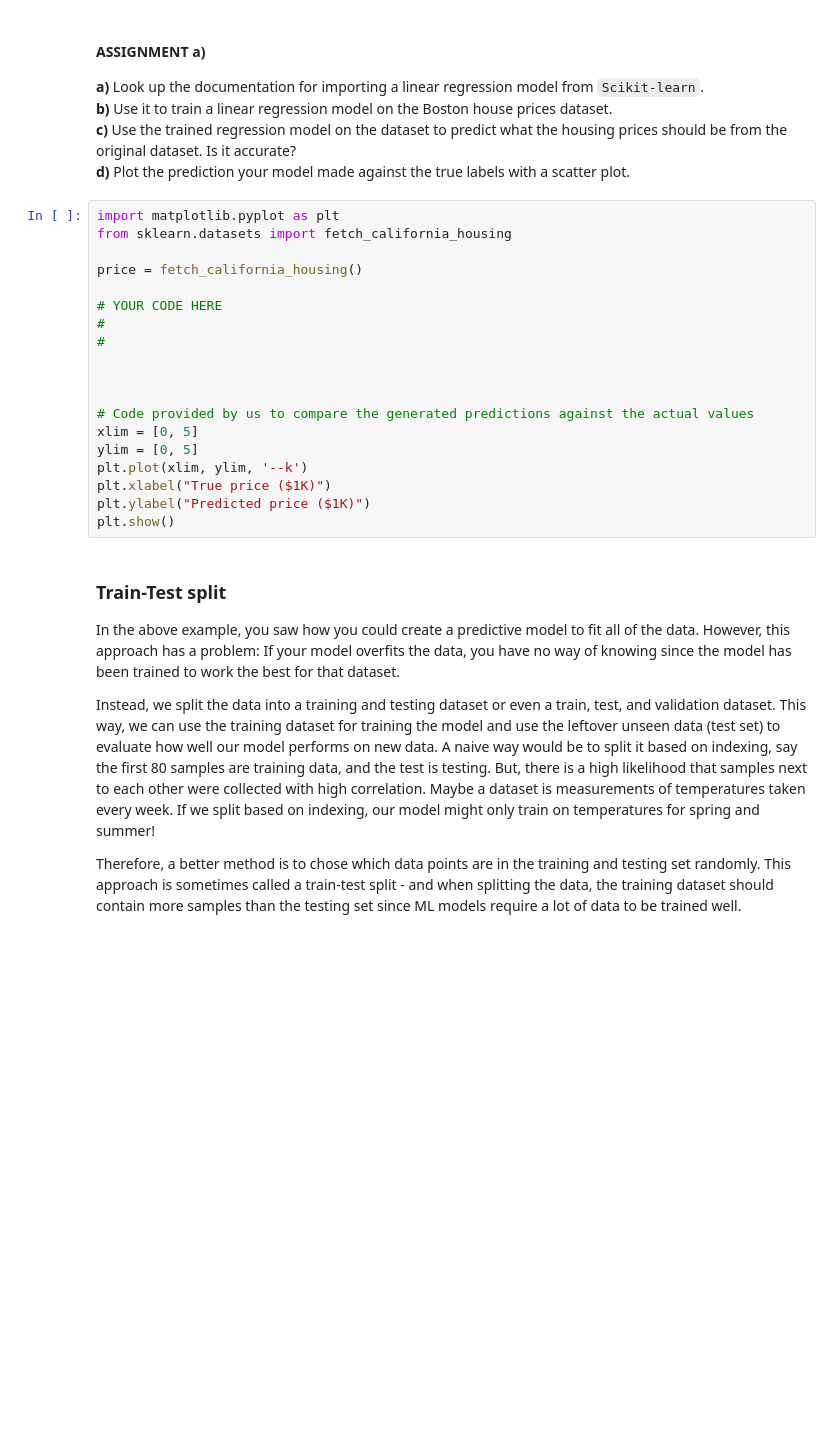
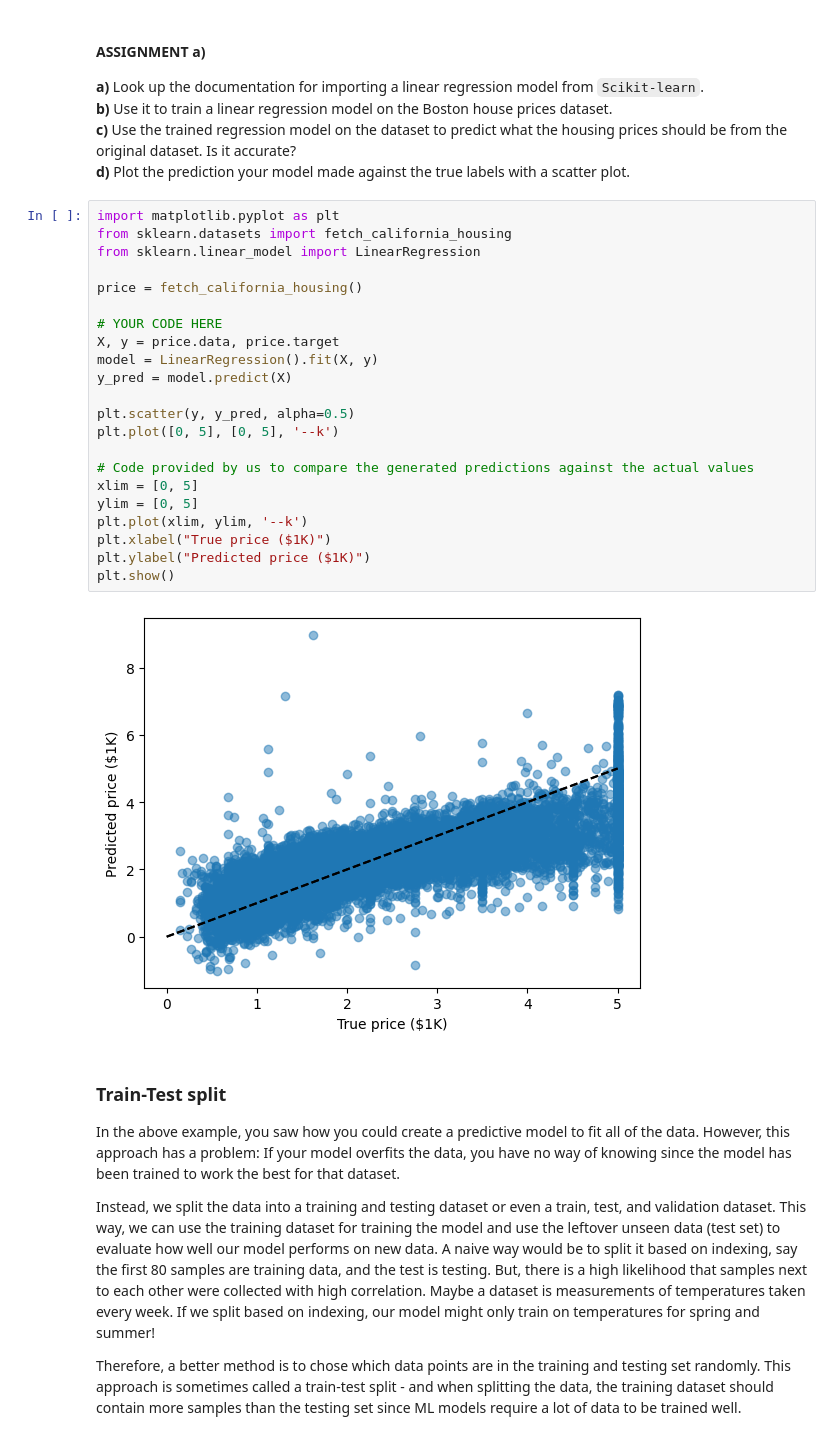
Before and after one commit to Adriboss13/Assignements, a Jupyter notebook: Assignments/Practical/PracticalNotebook3.ipynb, the cells around one changed output. Saved outputs shown, nothing was run; the diff lists cells and outputs as text; blank space fills up the shorter version.

```diff
--- a/Assignments/Practical/PracticalNotebook3.ipynb
+++ b/Assignments/Practical/PracticalNotebook3.ipynb
@@ -105,22 +125,27 @@ Once we have gained better oversight of the data, we will want to fit a linear r
 # %%
 import matplotlib.pyplot as plt
 from sklearn.datasets import fetch_california_housing
+from sklearn.linear_model import LinearRegression
 
 price = fetch_california_housing()
 
 # YOUR CODE HERE
-#
-#
+X, y = price.data, price.target
+model = LinearRegression().fit(X, y)
+y_pred = model.predict(X)
 
-
+plt.scatter(y, y_pred, alpha=0.5)
+plt.plot([0, 5], [0, 5], '--k')
 
 # Code provided by us to compare the generated predictions against the actual values
 xlim = [0, 5]
 ylim = [0, 5]
 plt.plot(xlim, ylim, '--k')
 plt.xlabel("True price ($1K)")
 plt.ylabel("Predicted price ($1K)")
 plt.show()
+# %% [output]
+[figure, added]
 # %% [markdown]
 ### Train-Test split
 
```
Also changed, not shown: parts of 2 cells of this notebook.
